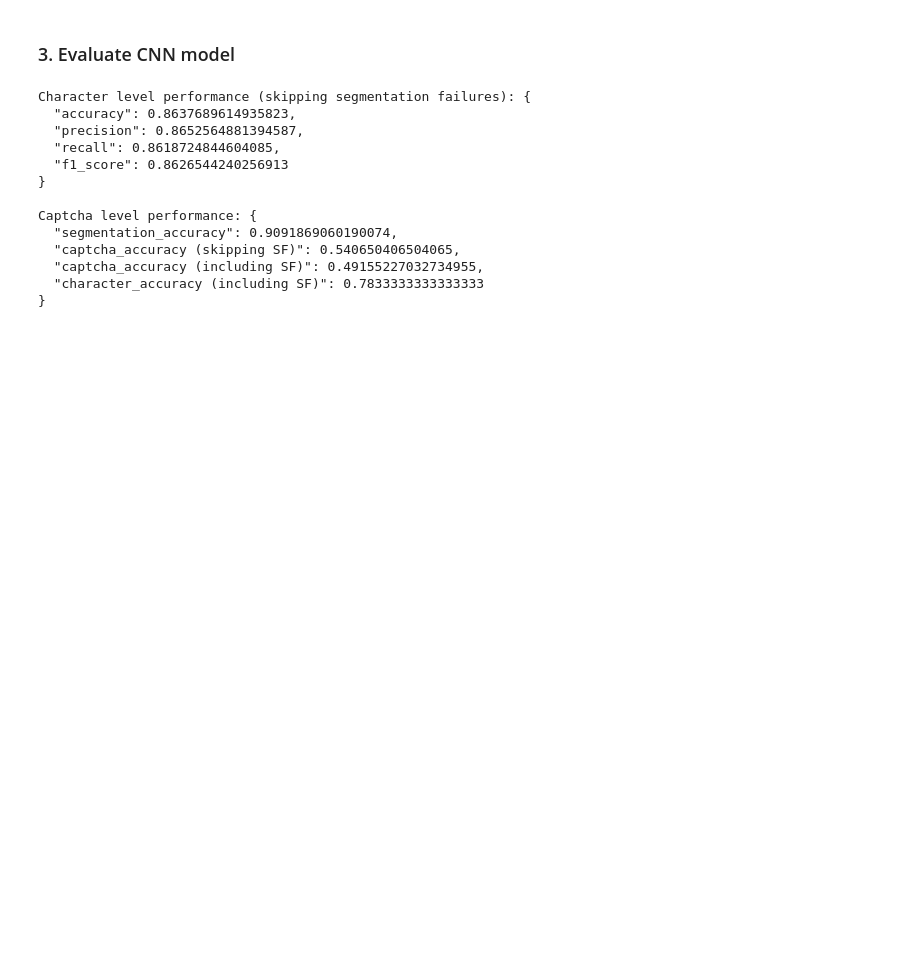
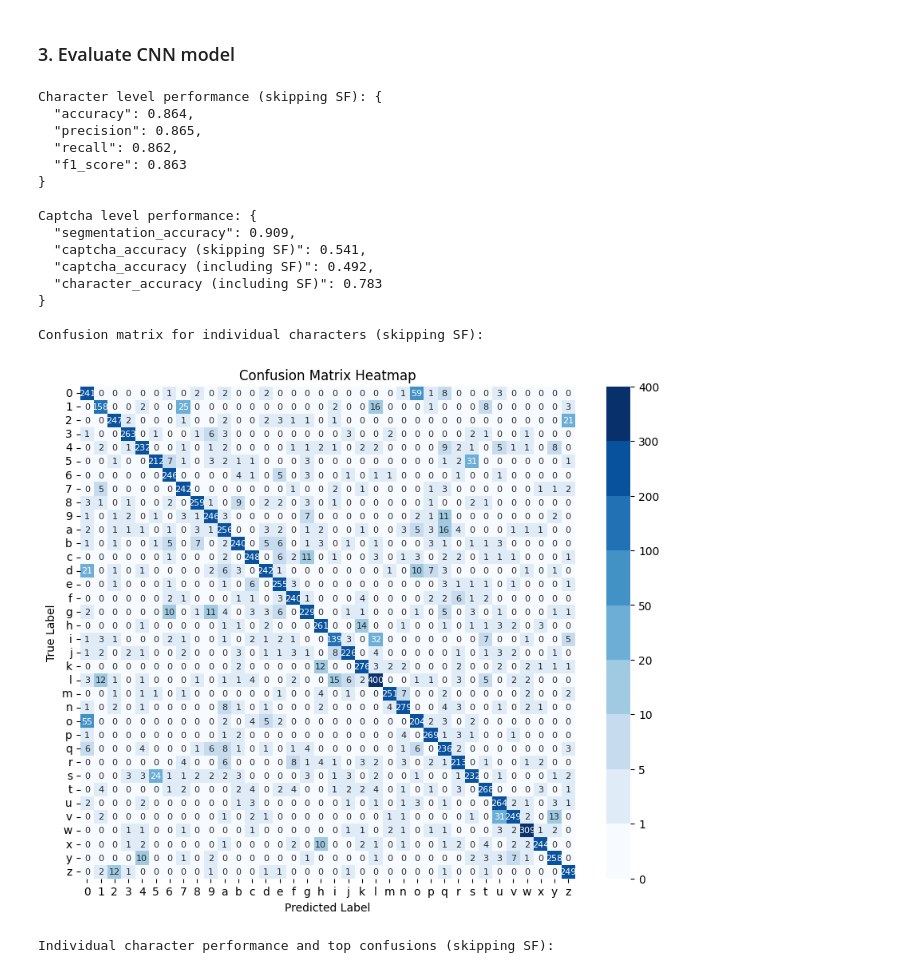
Before and after one commit to cs4243-team18/captcha, a Jupyter notebook: playground/3.4-cnn_v2.ipynb, the cells around one changed output. Cells and saved outputs as stored; diff of their text form; code cells hidden in the pictures; blank space fills up the shorter version.

Commit message:
feat: add new eval visualisations for per character metrics and confusion analysis

```diff
--- a/playground/3.4-cnn_v2.ipynb
+++ b/playground/3.4-cnn_v2.ipynb
@@ -57,21 +71,26 @@ Loaded trained model from cache.
 # %% [markdown]
 ### 3. Evaluate CNN model
 # %%
-from helper_functions.evaluation import evaluate_character_performance, evaluate_captcha_performance
+from helper_functions.evaluation import evaluate_character_performance, evaluate_captcha_performance, evaluate_individual_character_performance
 
 evaluate_character_performance(cnn.model, X_test, y_test)
 evaluate_captcha_performance(cnn.model, X_test_captcha, y_test_captcha, failed_segmentation_info)
+evaluate_individual_character_performance(cnn.model, X_test, y_test)
 # %% [output]
-Character level performance (skipping segmentation failures): {
-  "accuracy": 0.8637689614935823,
-  "precision": 0.8652564881394587,
-  "recall": 0.8618724844604085,
-  "f1_score": 0.8626544240256913
+Character level performance (skipping SF): {
+  "accuracy": 0.864,
+  "precision": 0.865,
+  "recall": 0.862,
+  "f1_score": 0.863
 }
 
 Captcha level performance: {
-  "segmentation_accuracy": 0.9091869060190074,
-  "captcha_accuracy (skipping SF)": 0.540650406504065,
-  "captcha_accuracy (including SF)": 0.49155227032734955,
-  "character_accuracy (including SF)": 0.7833333333333333
+  "segmentation_accuracy": 0.909,
+  "captcha_accuracy (skipping SF)": 0.541,
+  "captcha_accuracy (including SF)": 0.492,
+  "character_accuracy (including SF)": 0.783
 }
+
+Confusion matrix for individual characters (skipping SF):
+[figure, added]
+Individual character performance and top confusions (skipping SF):
```
Also changed, not shown: parts of 2 cells of this notebook, 2 other files.
